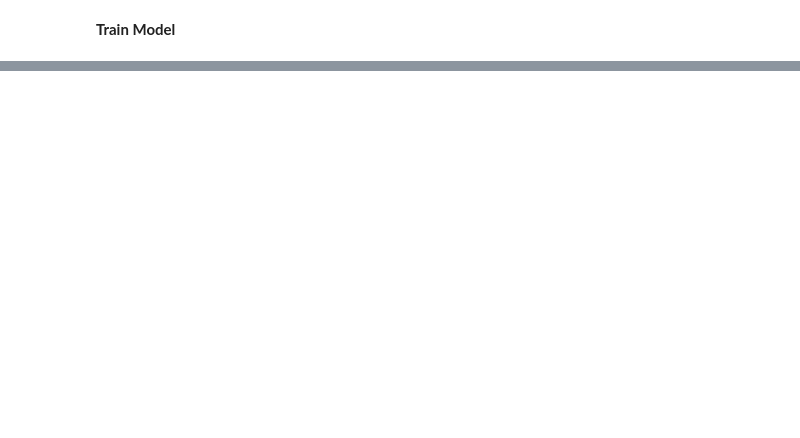
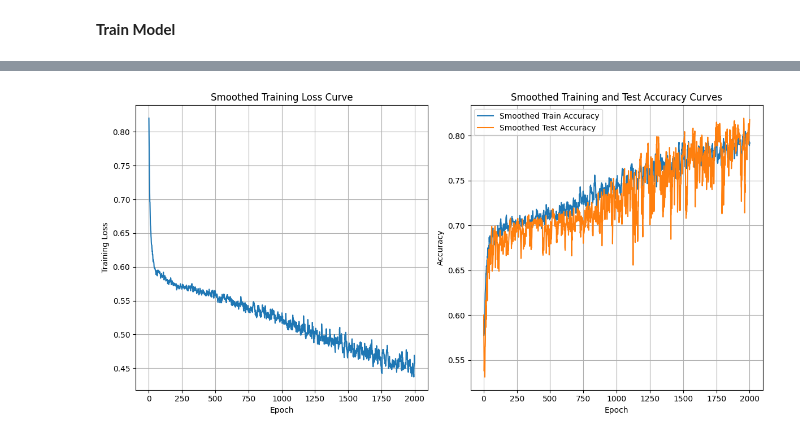
Before and after one commit to ydebessu/DataScienceBlog, a Jupyter notebook: dudl_ffnmilestone_project2_yd.ipynb, the cells around one changed output, grey strips where cells are left out. Cells and saved outputs as stored; diff of their text form; code cells hidden in the pictures; blank space fills up the shorter version.

```diff
--- a/dudl_ffnmilestone_project2_yd.ipynb
+++ b/dudl_ffnmilestone_project2_yd.ipynb
@@ -93,3 +82,9 @@ print(f"Number of rows after dropping NaNs: {remaining_rows}")
 # %% [output]
 Number of rows before dropping NaNs: 303
 Number of rows after dropping NaNs: 297
+# %%
+# Replace target 0 with False and others with True
+heart_df['target'] = heart_df['target'] != 0
+
+# Display value counts of the modified target column
+display(heart_df['target'].value_counts())
@@ -101,0 +224,11 @@ Number of rows after dropping NaNs: 297
+# %%
+# Define the loss function and optimizer class
+criterion = nn.BCELoss() # Binary Cross-Entropy Loss for binary classification
+optimizer_class = SGD
+learning_rate = 0.01
+
+# Set the number of epochs
+epochs = 2000
+
+# Train the model and get the training loss and accuracy history
+model, train_loss_history, train_accuracy_history, test_accuracy_history = train_model(input_dim, train_loader, test_loader, criterion, optimizer_class, epochs, learning_rate)
@@ -101,0 +253,40 @@ Number of rows after dropping NaNs: 297
+# %%
+# Function to apply a rolling average for smoothing
+def smooth_curve(points, factor=0.8):
+    smoothed_points = []
+    for point in points:
+        if smoothed_points:
+            previous = smoothed_points[-1]
+            smoothed_points.append(previous * factor + point * (1 - factor))
+        else:
+            smoothed_points.append(point)
+    return smoothed_points
+
+# Apply smoothing to the histories
+smoothed_train_loss = smooth_curve(train_loss_history)
+smoothed_train_accuracy = smooth_curve(train_accuracy_history)
+smoothed_test_accuracy = smooth_curve(test_accuracy_history)
+
+# Plot the training loss and accuracy curves
+plt.figure(figsize=(12, 6))
+
+plt.subplot(1, 2, 1)
+plt.plot(range(1, epochs + 1), smoothed_train_loss)
+plt.xlabel("Epoch")
+plt.ylabel("Training Loss")
+plt.title("Smoothed Training Loss Curve")
+plt.grid(True)
+
+plt.subplot(1, 2, 2)
+plt.plot(range(1, epochs + 1), smoothed_train_accuracy, label='Smoothed Train Accuracy')
+plt.plot(range(1, epochs + 1), smoothed_test_accuracy, label='Smoothed Test Accuracy')
+plt.xlabel("Epoch")
+plt.ylabel("Accuracy")
+plt.title("Smoothed Training and Test Accuracy Curves")
+plt.legend()
+plt.grid(True)
+
+plt.tight_layout()
+plt.show()
+# %% [output]
+[figure, added]
```
Also changed, not shown: parts of 6 cells of this notebook.
